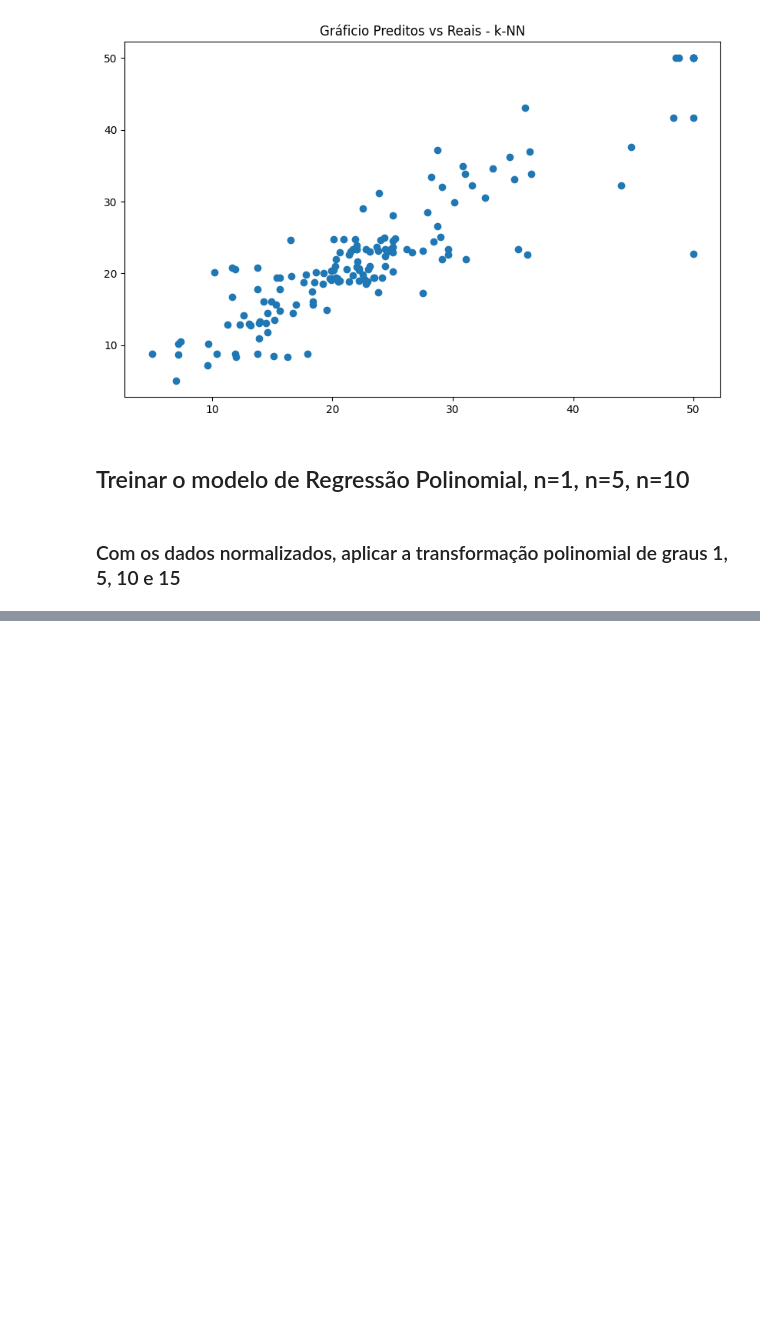
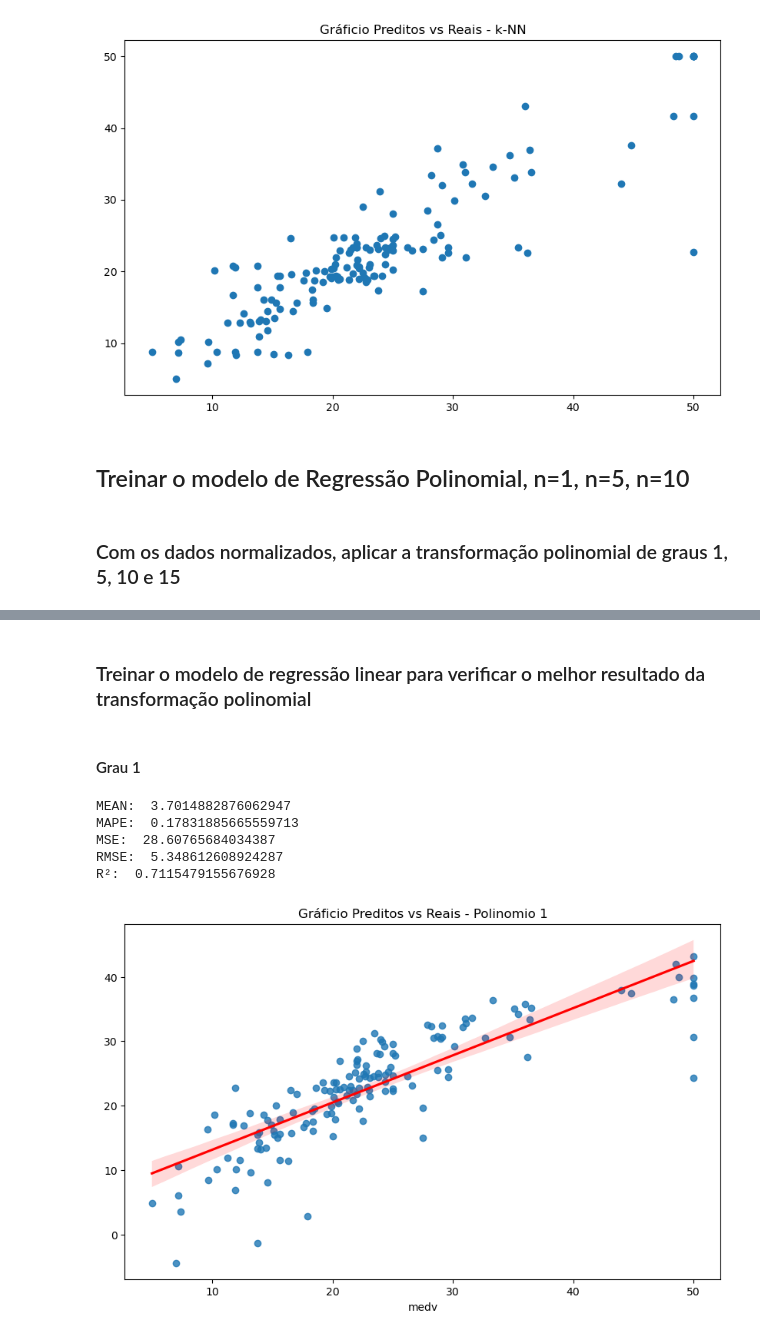
Before and after one commit to Lenoxel/modelos-preditivos-classicos, a Jupyter notebook: notebooks/atividade-05/atividade_05.ipynb, the cells around one changed output, grey strips where cells are left out. Drawn from its saved outputs; the diff is of its cells as text; code cells hidden in the pictures; blank space fills up the shorter version.

```diff
--- a/notebooks/atividade-05/atividade_05.ipynb
+++ b/notebooks/atividade-05/atividade_05.ipynb
@@ -323,3 +328,6 @@ k= 29
 [figure]
 # %% [markdown]
 ### Criar um regressor com o melhor valor para o melhor K e avaliar
+# %%
+k_value = np.argmax(score) + 1
+print(f'Melhor valor de K: {k_value}')
@@ -326,6 +336,6 @@ k= 29
 # %%
-knn = KNeighborsRegressor(n_neighbors=1)
+knn = KNeighborsRegressor(n_neighbors=k_value)
 knn.fit(X_train_scaled, y_train)
-print(knn.score(X_train_scaled, y_train))
-print(knn.score(X_test_scaled, y_test))
+print(f"R² score (train): {knn.score(X_train_scaled, y_train)}")
+print(f"R² score (test): {knn.score(X_test_scaled, y_test)}")
 # %% [output]
@@ -420,0 +396,4 @@ Grau 10
+# %%
+poly_degree_1 = PolynomialFeatures(degree=1)
+X_train_scaled_poly_1 = poly_degree_1.fit_transform(X_train_scaled)
+X_test_scaled_poly_1 = poly_degree_1.transform(X_test_scaled)
@@ -420,0 +418,23 @@ Grau 10
+# %% [markdown]
+### Treinar o modelo de regressão linear para verificar o melhor resultado da transformação polinomial
+# %% [markdown]
+#### Grau 1
+# %%
+lin_reg_1 = LinearRegression()
+lin_reg_1.fit(X_train_scaled_poly_1, y_train)
+y_pred_poly_1 = lin_reg_1.predict(X_test_scaled_poly_1)
+# %%
+print_metrics(y_test, y_pred_poly_1)
+# %% [output]
+MEAN:  3.7014882876062947
+MAPE:  0.17831885665559713
+MSE:  28.60765684034387
+RMSE:  5.348612608924287
+R²:  0.7115479155676928
+# %%
+plt.figure(figsize=(10,6))
+plt.title('Gráficio Preditos vs Reais - Polinômio 1')
+sns.regplot(x=y_test,y=y_pred_poly_1,line_kws={"color": "red"})
+plt.show()
+# %% [output]
+[figure, added]
```
Also changed, not shown: parts of 48 cells of this notebook, 2 other files.
